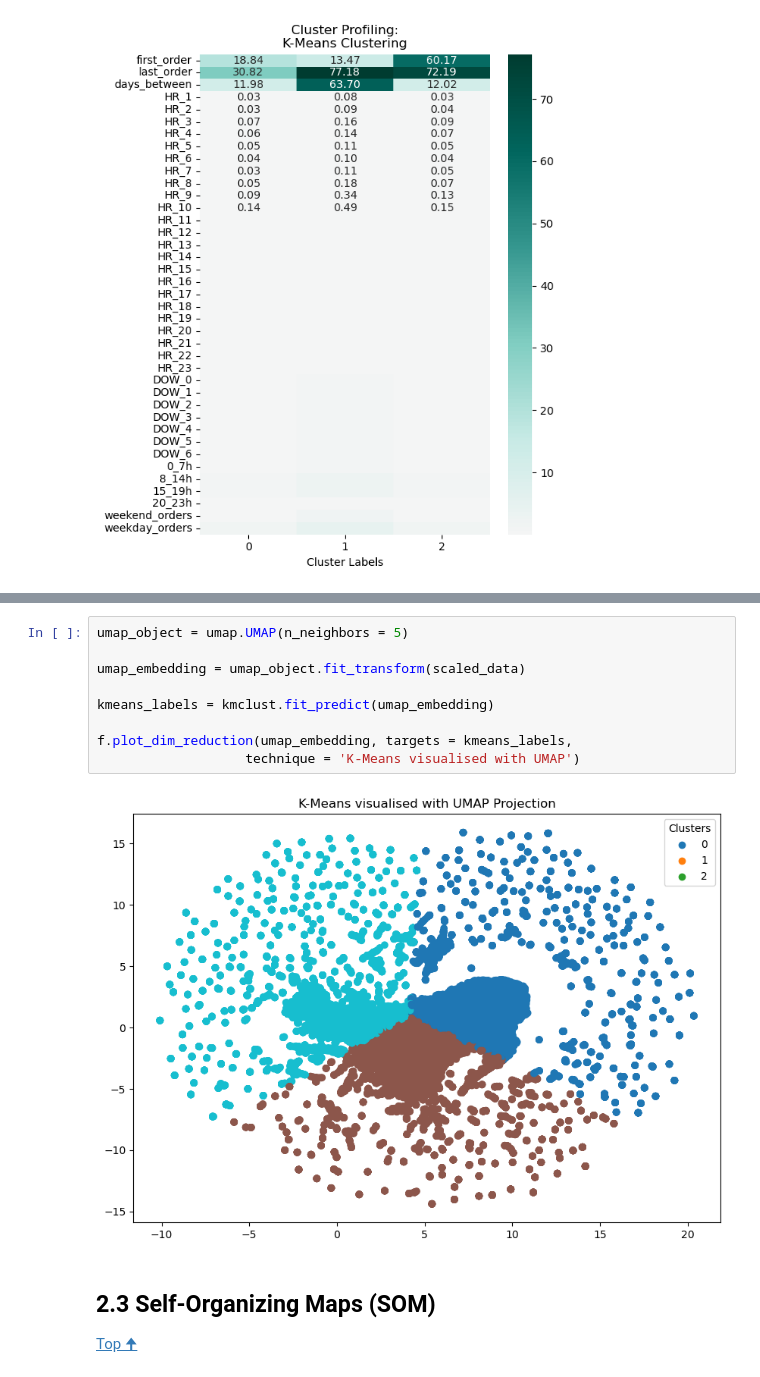
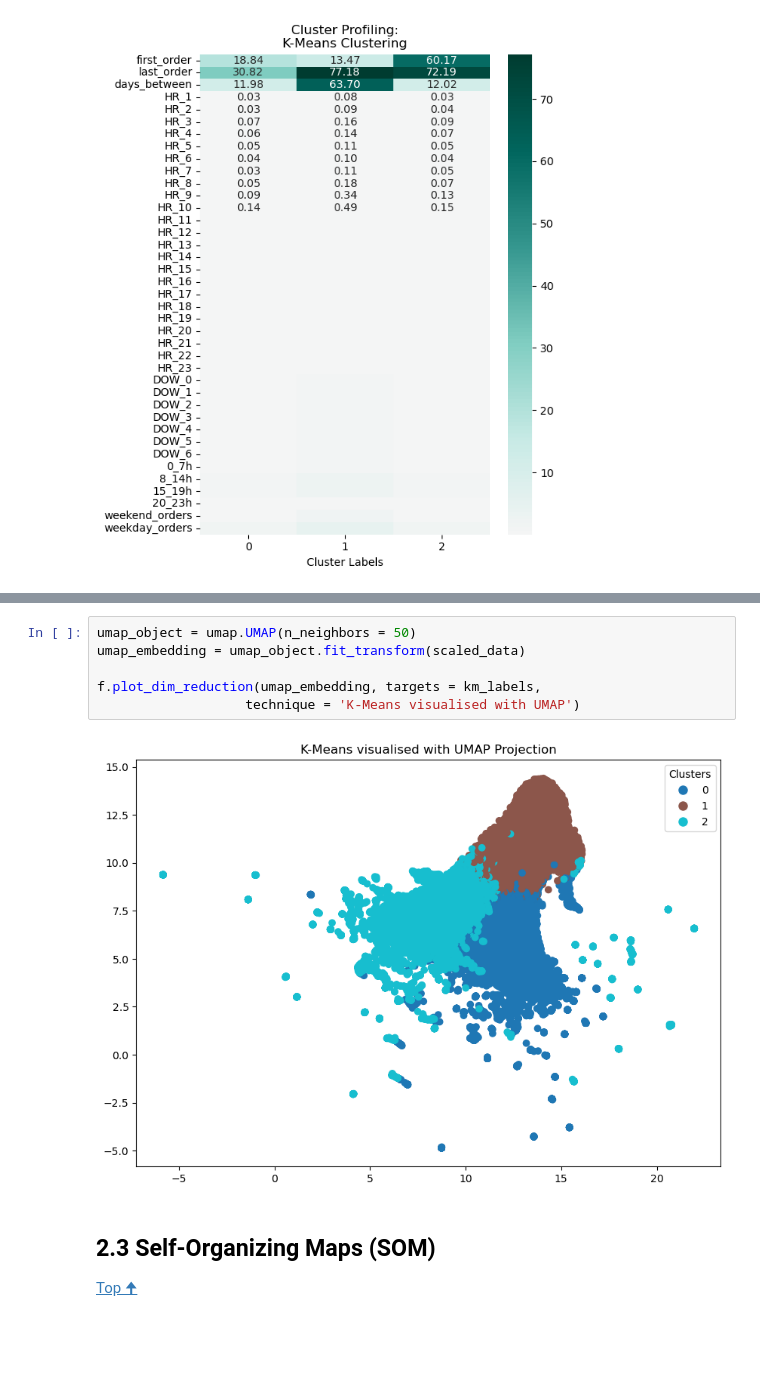
Before and after one commit to antoniooliveira03/data_mining, a Jupyter notebook: temp_data segmentation.ipynb, the cells around one changed output, grey strips where cells are left out. Cells and saved outputs as stored; diff of their text form; blank space fills up the shorter version.

```diff
--- a/temp_data segmentation.ipynb
+++ b/temp_data segmentation.ipynb
@@ -346,14 +351,11 @@ f.plot_cluster_profiling(temp_data, km_labels, "K-Means")
 # %%
-umap_object = umap.UMAP(n_neighbors = 5)
-
+umap_object = umap.UMAP(n_neighbors = 50)
 umap_embedding = umap_object.fit_transform(scaled_data)
 
-kmeans_labels = kmclust.fit_predict(umap_embedding)
-
-f.plot_dim_reduction(umap_embedding, targets = kmeans_labels,
+f.plot_dim_reduction(umap_embedding, targets = km_labels,
                    technique = 'K-Means visualised with UMAP')
 # %% [output]
-[figure, old version]
+[figure, new version]
 # %% [markdown]
 ## 2.3 Self-Organizing Maps (SOM)
 
```
Also changed, not shown: parts of 14 cells of this notebook, 1 other file.
